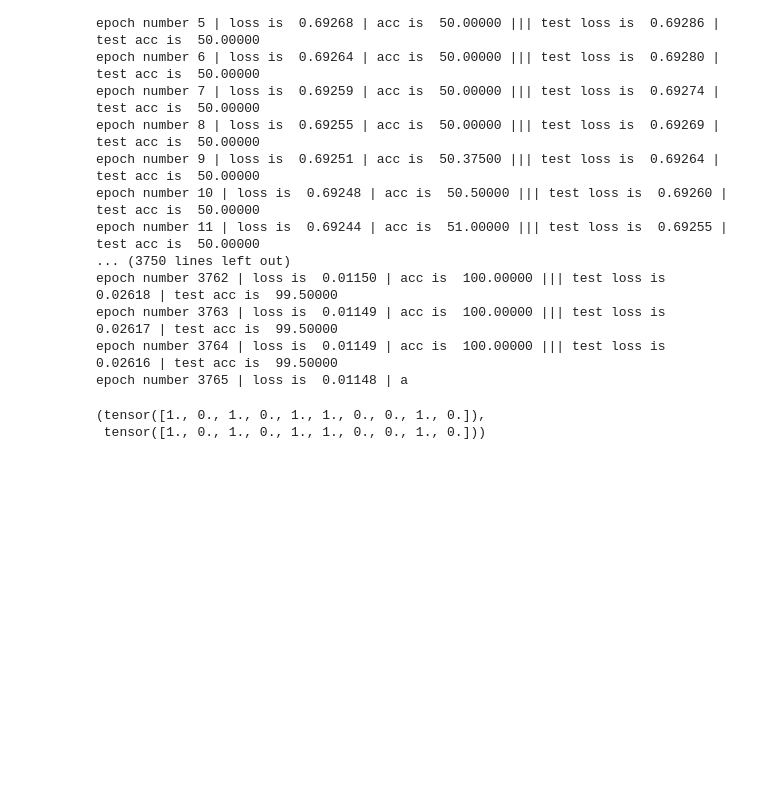
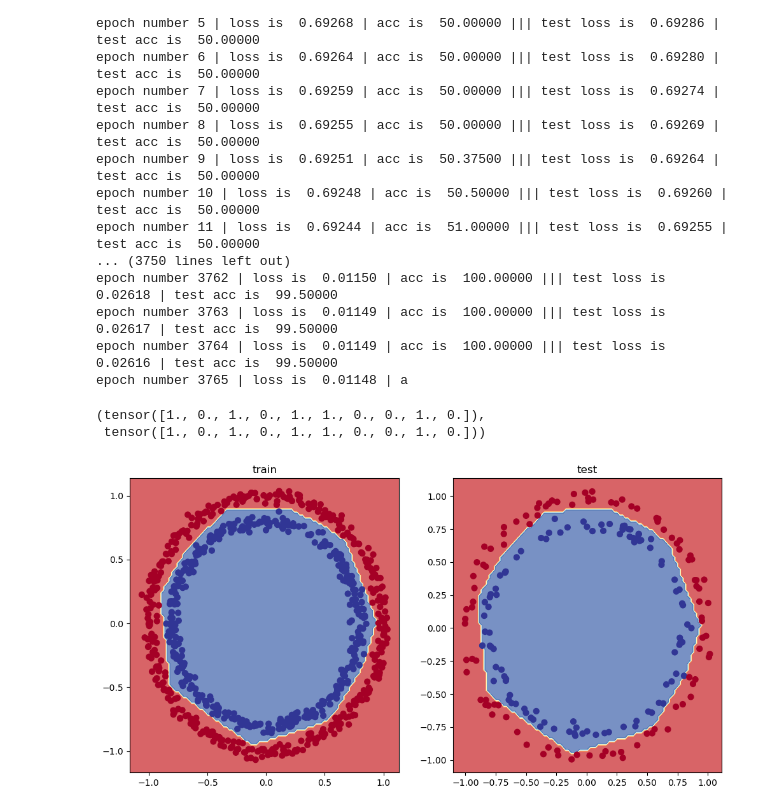
Before and after one commit to Vozikis/Pytorch-for-deep-learning, a Jupyter notebook: 02_neural_networks_classification.ipynb, the cells around one changed output. Cells and saved outputs as stored; diff of their text form; code cells hidden in the pictures; blank space fills up the shorter version.

Commit message:
plot the decision boundary

```diff
--- a/02_neural_networks_classification.ipynb
+++ b/02_neural_networks_classification.ipynb
@@ -654,3 +654,15 @@ y_preds[:10], y_test[:10]
 # %% [output]
 (tensor([1., 0., 1., 0., 1., 1., 0., 0., 1., 0.]),
  tensor([1., 0., 1., 0., 1., 1., 0., 0., 1., 0.]))
+# %%
+#plot decision boundary
+plt.figure(figsize=(12,6))
+plt.subplot(1,2,1)#num of rows,num of columns,index
+plt.title("train")
+plot_decision_boundary(model_3,X_train,y_train)
+#plot the test set
+plt.subplot(1,2,2)
+plt.title("test")
+plot_decision_boundary(model_3,X_test,y_test)
+# %% [output]
+[figure, added]
```
